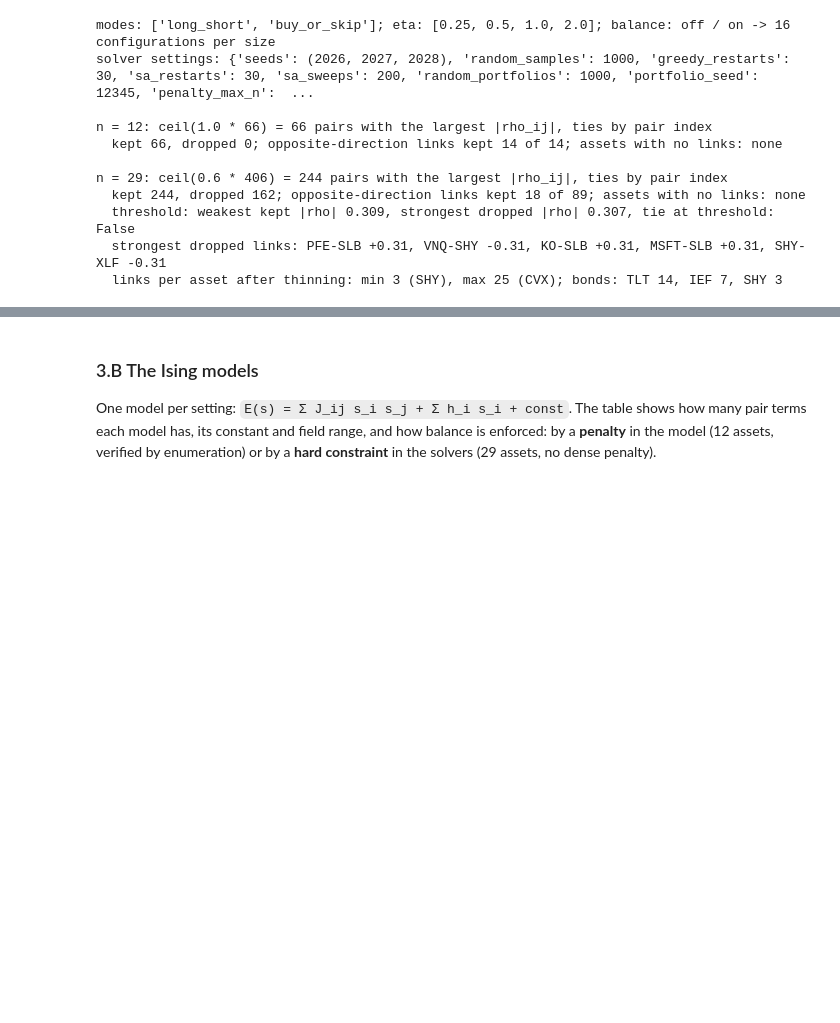
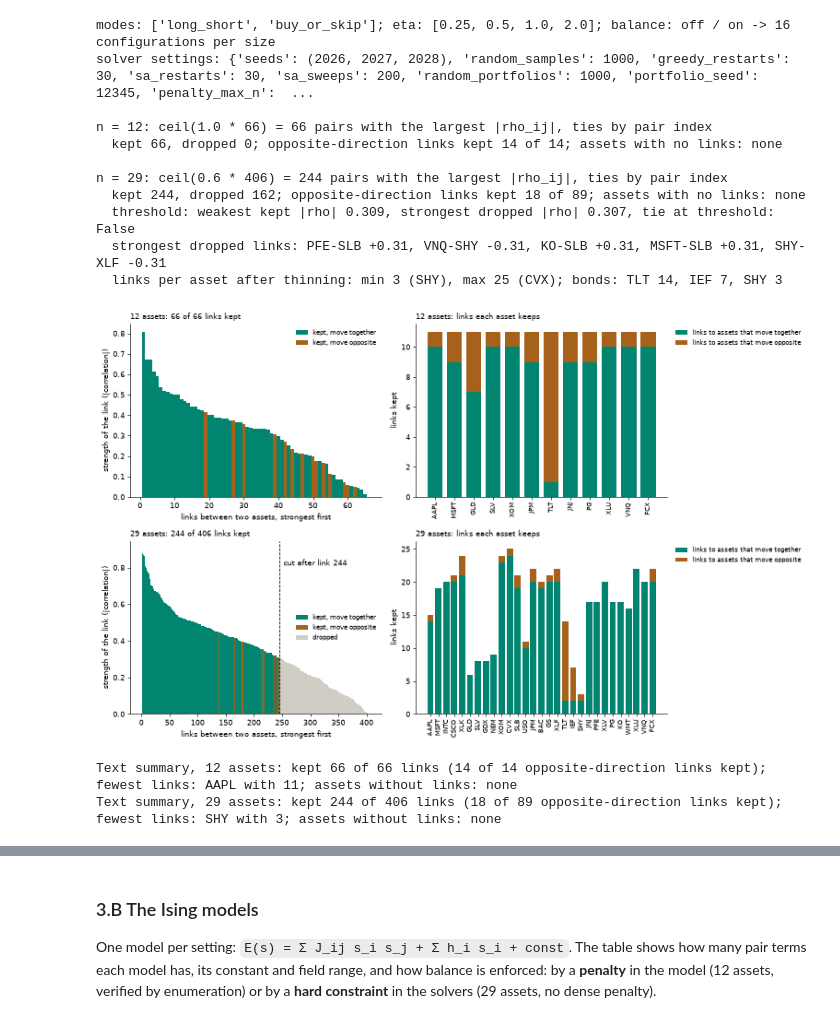
Before and after one commit to Oussema-t/zollerqu-qollab, a Jupyter notebook: stocks/stock_idea_ZollerQu.ipynb, the cells around one changed output, grey strips where cells are left out. Cells and saved outputs as stored; diff of their text form; code cells hidden in the pictures; blank space fills up the shorter version.

Commit message:
docs(stocks): one chart with a how-to-read note for each Task 3 section
Co-Authored-By: Claude Opus 5.5 <noreply@anthropic.com>

```diff
--- a/stocks/stock_idea_ZollerQu.ipynb
+++ b/stocks/stock_idea_ZollerQu.ipynb
@@ -1154,3 +1154,53 @@ n = 29: ceil(0.6 * 406) = 244 pairs with the largest |rho_ij|, ties by pair inde
   threshold: weakest kept |rho| 0.309, strongest dropped |rho| 0.307, tie at threshold: False
   strongest dropped links: PFE-SLB +0.31, VNQ-SHY -0.31, KO-SLB +0.31, MSFT-SLB +0.31, SHY-XLF -0.31
   links per asset after thinning: min 3 (SHY), max 25 (CVX); bonds: TLT 14, IEF 7, SHY 3
+# %%
+# Plot 3.A: which links are kept, and how many links each asset keeps
+fig, axes = plt.subplots(len(RUN_SIZES), 2, figsize=(13, 4.0 * len(RUN_SIZES)), squeeze=False)
+for row, n in enumerate(RUN_SIZES):
+    setup = setups3[n]
+    rho, mask, tickers = setup["stats"].corr, setup["mask"], setup["tickers"]
+    iu, ju = np.triu_indices(n, 1)
+    values, kept = rho[iu, ju], mask[iu, ju]
+    order = np.argsort(-np.abs(values), kind="stable")
+    rank, strength, is_kept, is_neg = np.arange(1, len(values) + 1), np.abs(values)[order], kept[order], values[order] < 0
+    ax = axes[row][0]
+    for pick, color, label in ((is_kept & ~is_neg, TEAL, "kept, move together"), (is_kept & is_neg, BROWN, "kept, move opposite"),
+                               (~is_kept, "#cfcdc4", "dropped")):
+        if pick.any():
+            ax.bar(rank[pick], strength[pick], width=1.0, color=color, label=label)
+    if (~kept).any():
+        ax.axvline(kept.sum() + 0.5, color="black", linewidth=1, linestyle="--")
+        ax.annotate(f"cut after link {int(kept.sum())}", (kept.sum() + 0.5, strength.max() * 0.9), xytext=(6, 0),
+                    textcoords="offset points", fontsize=9)
+    ax.set_xlabel("links between two assets, strongest first")
+    ax.set_ylabel("strength of the link (|correlation|)")
+    ax.set_title(f"{n} assets: {int(kept.sum())} of {len(values)} links kept", loc="left", fontsize=10)
+    ax.legend(frameon=False, fontsize=8)
+    ax.spines[["top", "right"]].set_visible(False)
+
+    grouped = [t for t in kaggle_data.TICKERS if t in tickers]
+    idx = [tickers.index(t) for t in grouped]
+    together = [int((mask[i] & (rho[i] > 0)).sum()) for i in idx]
+    opposite = [int((mask[i] & (rho[i] < 0)).sum()) for i in idx]
+    ax = axes[row][1]
+    ax.bar(range(n), together, color=TEAL, label="links to assets that move together")
+    ax.bar(range(n), opposite, bottom=together, color=BROWN, label="links to assets that move opposite")
+    ax.set_xticks(range(n), grouped, rotation=90, fontsize=8)
+    ax.set_ylabel("links kept")
+    ax.set_title(f"{n} assets: links each asset keeps", loc="left", fontsize=10)
+    ax.legend(frameon=False, fontsize=8, loc="upper left", bbox_to_anchor=(1.01, 1))
+    ax.spines[["top", "right"]].set_visible(False)
+fig.tight_layout()
+plt.show()
+
+for n in RUN_SIZES:
+    rep, tickers = setups3[n]["mask_report"], setups3[n]["tickers"]
+    degree = setups3[n]["mask"].sum(axis=1)
+    print(f"Text summary, {n} assets: kept {rep['kept_edges']} of {rep['total_edges']} links ({rep['kept_negative_edges']} of "
+          f"{rep['negative_edges_total']} opposite-direction links kept); fewest links: {tickers[int(degree.argmin())]} with "
+          f"{int(degree.min())}; assets without links: {', '.join(tickers[k] for k in rep['isolated_nodes']) or 'none'}")
+# %% [output]
+[figure, added]
+Text summary, 12 assets: kept 66 of 66 links (14 of 14 opposite-direction links kept); fewest links: AAPL with 11; assets without links: none
+Text summary, 29 assets: kept 244 of 406 links (18 of 89 opposite-direction links kept); fewest links: SHY with 3; assets without links: none
```
Also changed, not shown: parts of 22 cells of this notebook.
